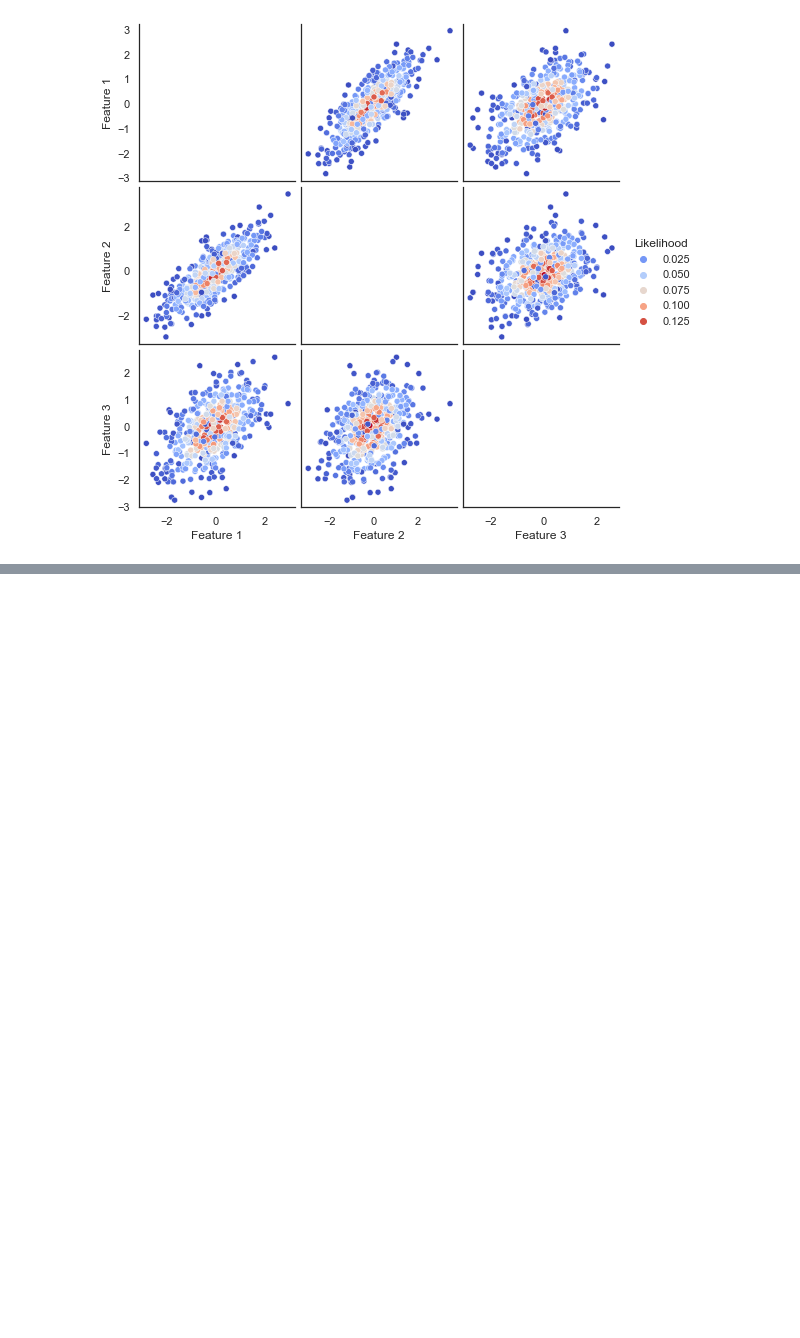
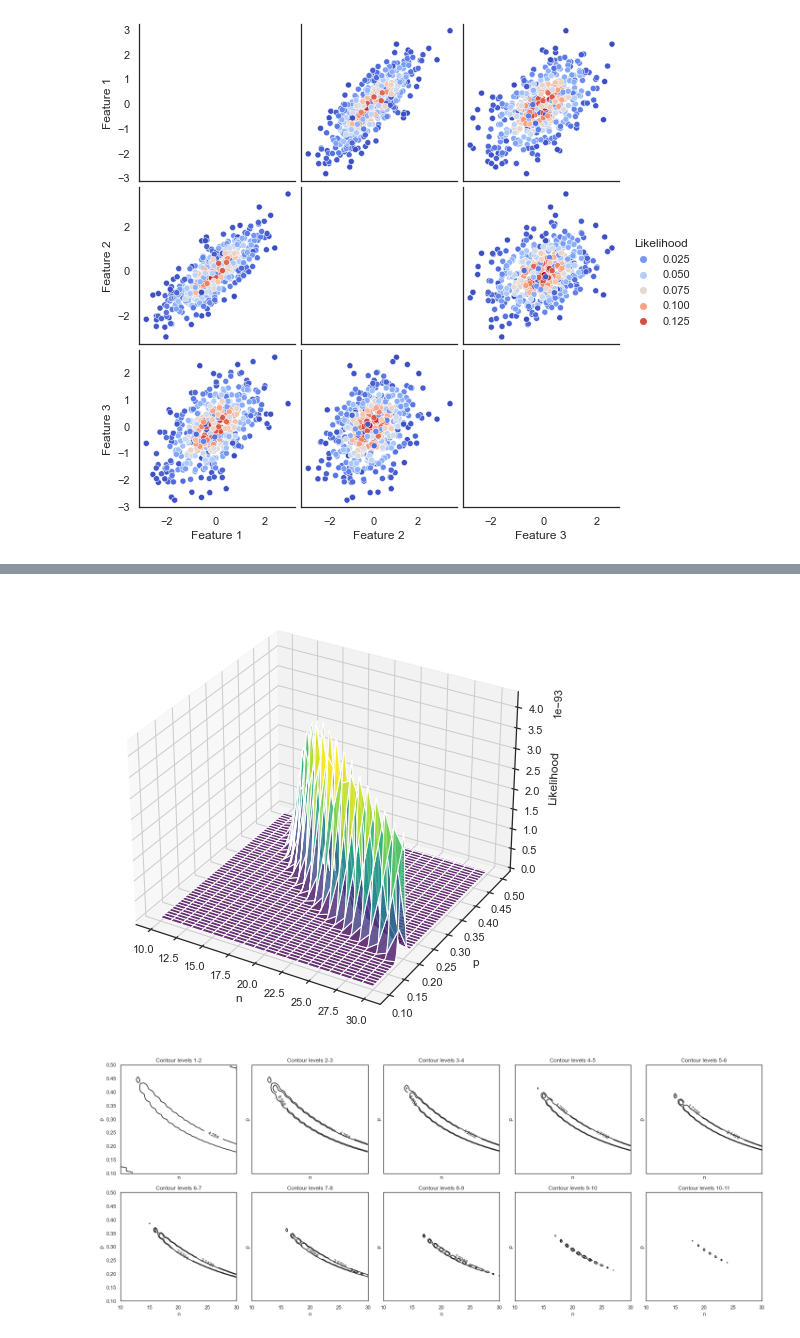
Before and after one commit to pjdunne/MResMCMC2023, a Jupyter notebook: 10_05_2023_Likelihood.ipynb, the cells around one changed output, grey strips where cells are left out. Drawn from its saved outputs; the diff is of its cells as text; code cells hidden in the pictures; blank space fills up the shorter version.

```diff
--- a/10_05_2023_Likelihood.ipynb
+++ b/10_05_2023_Likelihood.ipynb
@@ -100,0 +71,63 @@ plt.show()
+# %%
+import numpy as np
+import matplotlib.pyplot as plt
+import pandas as pd
+from scipy.stats import binom
+from mpl_toolkits.mplot3d import Axes3D
+from scipy.stats import binom
+
+# Generate synthetic data from a Binomial distribution with fixed n and p values
+np.random.seed(42)
+true_n = 20
+true_p = 0.3
+num_samples = 100
+data = np.random.binomial(true_n, true_p, num_samples)
+
+# Likelihood function for the Binomial distribution
+def likelihood_binom(data, n, p):
+    return np.prod(binom.pmf(data, n, p))
+
+# Define the range of n and p values for likelihood calculation
+n_values = np.arange(10, 31)
+p_values = np.linspace(0.1, 0.5, 100)
+
+# Calculate the likelihood for each combination of n and p values
+likelihoods = np.array([[likelihood_binom(data, n, p) for p in p_values] for n in n_values])
+
+# Create a meshgrid for 3D plotting
+n_grid, p_grid = np.meshgrid(n_values, p_values, indexing='ij')
+
+# Prepare the data for visualization
+data_for_viz = pd.DataFrame({'n': n_grid.ravel(), 'p': p_grid.ravel(), 'likelihood': likelihoods.ravel()})
+
+# Create a figure with a custom figsize (width, height)
+fig = plt.figure(figsize=(12, 8))
+
+ax = fig.add_subplot(111, projection='3d')
+ax.plot_surface(n_grid, p_grid, likelihoods, cmap='viridis', alpha=0.8)
+ax.set_xlabel('n')
+ax.set_ylabel('p')
+ax.set_zlabel('Likelihood')
+plt.savefig('binomial likelihood')
+plt.show()
+
+# Define contour levels for the 2D plots
+contour_levels = np.linspace(np.min(likelihoods), np.max(likelihoods), 11)
+
+# Create a series of 2D contour plots
+fig, axes = plt.subplots(2, 5, figsize=(20, 8), sharex=True, sharey=True)
+axes = axes.ravel()
+
+for i, ax in enumerate(axes):
+    cs = ax.contour(n_values, p_values, likelihoods.T, levels=contour_levels[i:i+2], colors='k', linestyles='solid')
+    ax.clabel(cs, inline=True, fontsize=10)
+    ax.set_title(f'Contour levels {i+1}-{i+2}')
+    ax.set_xlabel('n')
+    ax.set_ylabel('p')
+
+plt.tight_layout()
+plt.savefig('binomial likelihood contour')
+plt.show()
+# %% [output]
+[figure, added]
+[figure, added]
```
Also changed, not shown: parts of 3 cells of this notebook.
